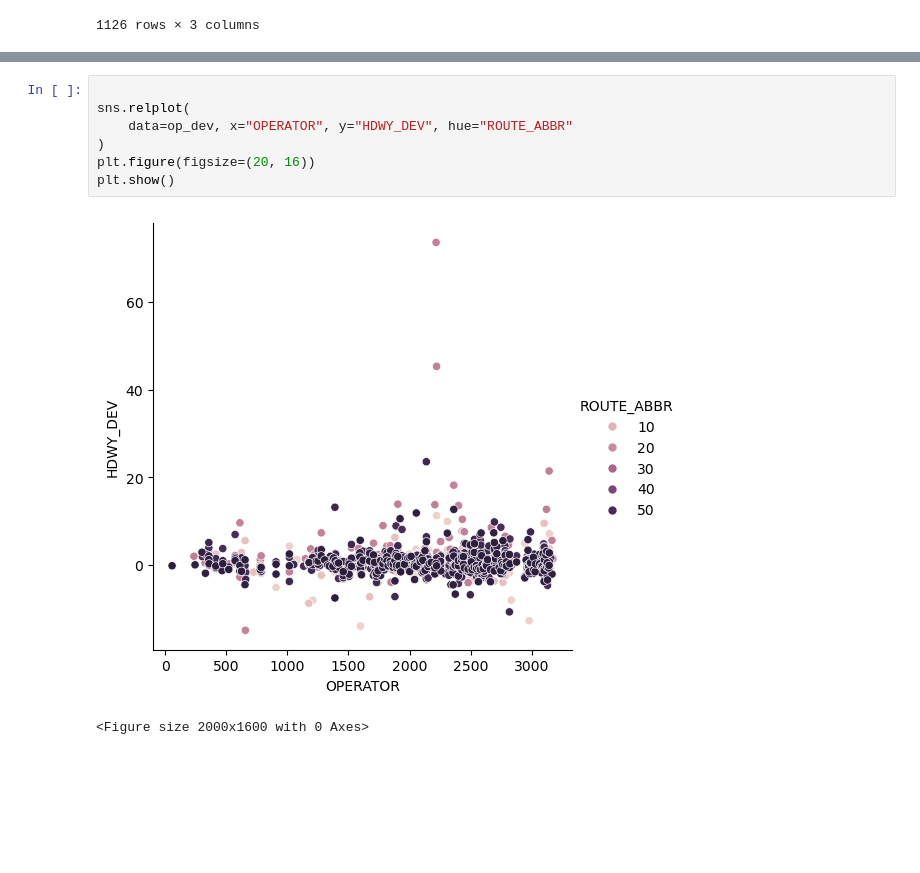
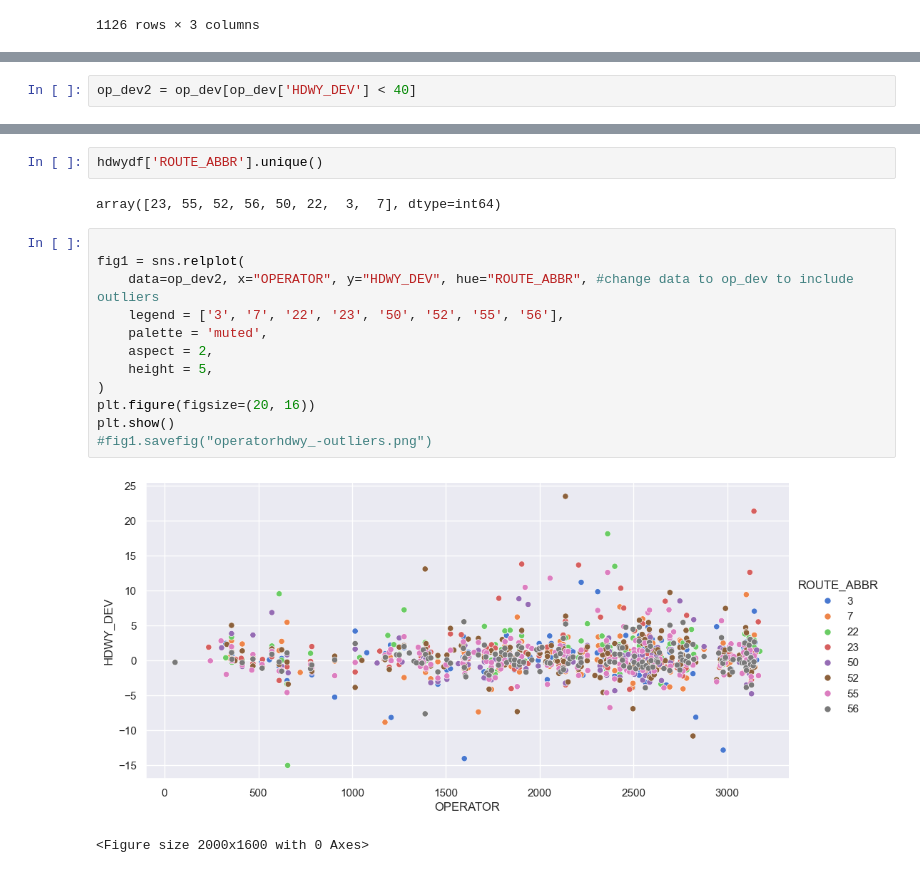
Before and after one commit to NSS-Data-Analytics-Cohort-12/wego-python-da12-javascript-express, a Jupyter notebook: notebooks/wego_project.ipynb, the cells around one changed output, grey strips where cells are left out. Saved outputs shown, nothing was run; the diff lists cells and outputs as text; blank space fills up the shorter version.

```diff
--- a/notebooks/wego_project.ipynb
+++ b/notebooks/wego_project.ipynb
@@ -320 +320,3 @@ OPERATOR
 Name: TRIP_ID, dtype: int64
+# %%
+op_dev2 = op_dev[op_dev['HDWY_DEV'] < 40]
@@ -321,12 +359,21 @@ Name: TRIP_ID, dtype: int64
+# %%
+hdwydf['ROUTE_ABBR'].unique()
+# %% [output]
+array([23, 55, 52, 56, 50, 22,  3,  7], dtype=int64)
 # %%
 
-sns.relplot(
-    data=op_dev, x="OPERATOR", y="HDWY_DEV", hue="ROUTE_ABBR"
+fig1 = sns.relplot(
+    data=op_dev2, x="OPERATOR", y="HDWY_DEV", hue="ROUTE_ABBR", #change data to op_dev to include outliers
+    legend = ['3', '7', '22', '23', '50', '52', '55', '56'],
+    palette = 'muted',
+    aspect = 2,
+    height = 5,
 )
 plt.figure(figsize=(20, 16))
 plt.show()
+#fig1.savefig("operatorhdwy_-outliers.png")
 # %% [output]
-[figure, old version]
+[figure, new version]
 <Figure size 2000x1600 with 0 Axes>
 # %%
 sns.relplot(
```
Also changed, not shown: parts of 16 cells of this notebook.
